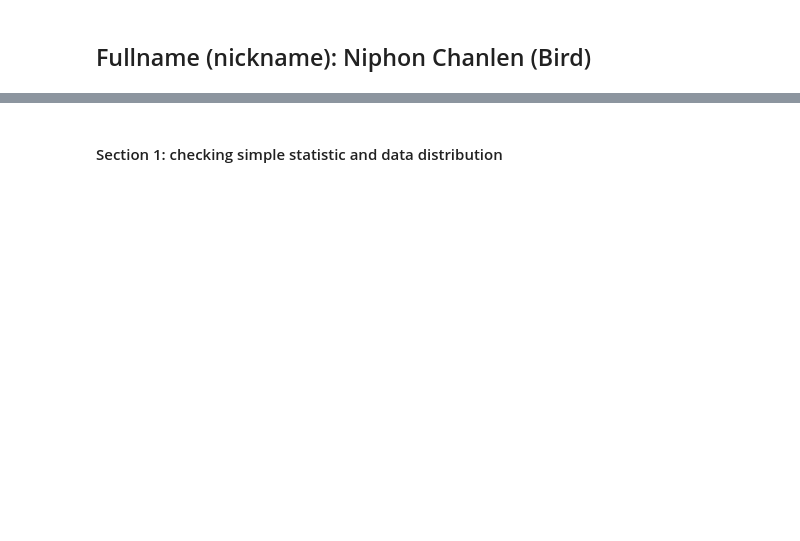
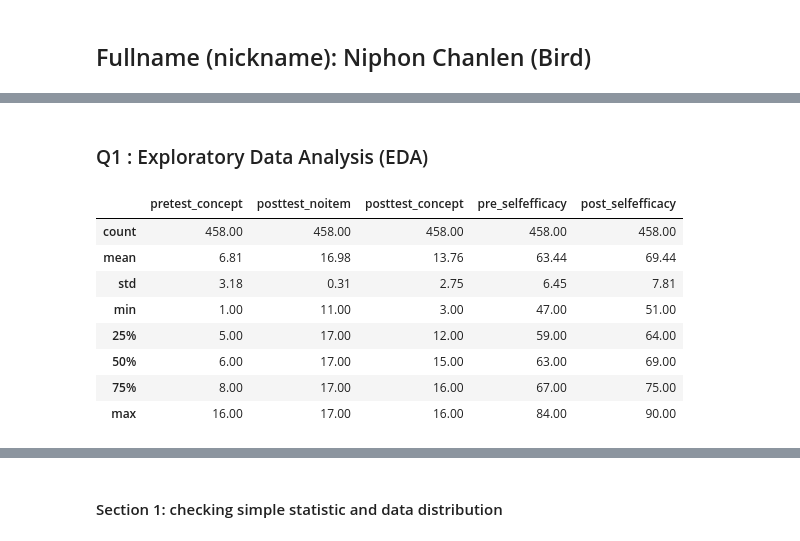
Before and after one commit to niphonch/project1, a Jupyter notebook: IPST_teacherPD_buoyancy.ipynb, the cells around one changed output, grey strips where cells are left out. Saved outputs shown, nothing was run; the diff lists cells and outputs as text; code cells hidden in the pictures; blank space fills up the shorter version.

```diff
--- a/IPST_teacherPD_buoyancy.ipynb
+++ b/IPST_teacherPD_buoyancy.ipynb
@@ -215,0 +90,3 @@ Description...
+# %%
+df_score["Username"]=df_score["Username"].values.astype('object')
+print(df_score.dtypes)
@@ -215,0 +101,3 @@ Description...
+# %%
+df_score.dropna(subset=['pretest_concept','posttest_noitem','post_selfefficacy','pre_selfefficacy'], inplace=True)
+print(df_score.isnull().sum())
@@ -215,0 +112,2 @@ Description...
+# %% [markdown]
+### Q1 : Exploratory Data Analysis (EDA)
@@ -215,0 +119,13 @@ Description...
+# %%
+#exploring simple statsitic and data distribution of content knowledge and self-efficacy scores
+df_score.describe().round(2)
+# %% [output]
+|  | pretest_concept | posttest_noitem | posttest_concept | pre_selfefficacy | post_selfefficacy |
+| count | 458.00 | 458.00 | 458.00 | 458.00 | 458.00 |
+| mean | 6.81 | 16.98 | 13.76 | 63.44 | 69.44 |
+| std | 3.18 | 0.31 | 2.75 | 6.45 | 7.81 |
+| min | 1.00 | 11.00 | 3.00 | 47.00 | 51.00 |
+| 25% | 5.00 | 17.00 | 12.00 | 59.00 | 64.00 |
+| 50% | 6.00 | 17.00 | 15.00 | 63.00 | 69.00 |
+| 75% | 8.00 | 17.00 | 16.00 | 67.00 | 75.00 |
+| max | 16.00 | 17.00 | 16.00 | 84.00 | 90.00 |
```
Also changed, not shown: parts of 127 cells of this notebook.
